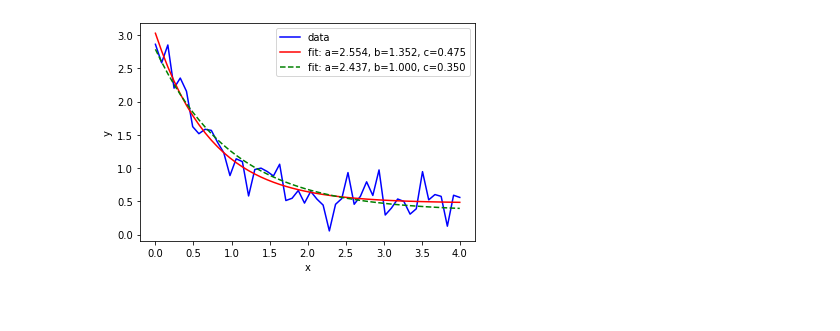
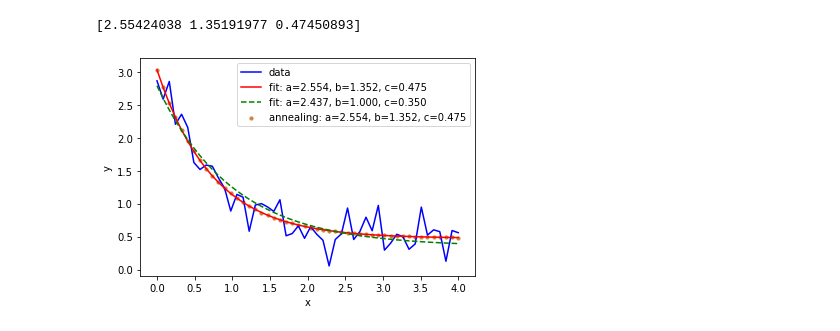
Before and after one commit to dgrin1/inclass_hw9_2020, a Jupyter notebook: fiteg.ipynb, the cells around one changed output. Drawn from its saved outputs; the diff is of its cells as text; code cells hidden in the pictures.

```diff
--- a/fiteg.ipynb
+++ b/fiteg.ipynb
@@ -1,38 +1,55 @@
 # %%
 import matplotlib.pyplot as plt
 from scipy.optimize import curve_fit
+from curve_fit import annealing
 import numpy as np
+#cool color codes
+from matplotlib import colors as mcolors
+
+
+#function properly formatted for scipy
 
 def func(x, a, b, c):
     return a * np.exp(-b * x) + c
+
+def f(x,p):
+    return p[0] * np.exp(-p[1] * x )+ p[2]
 
 #Define the data to be fit with some noise:
 
 xdata = np.linspace(0, 4, 50)
 y = func(xdata, 2.5, 1.3, 0.5)
 np.random.seed(1729)
 y_noise = 0.2 * np.random.normal(size=xdata.size)
 ydata = y + y_noise
 plt.plot(xdata, ydata, 'b-', label='data')
 
 #Fit for the parameters a, b, c of the function func:
 
 
 popt, pcov = curve_fit(func, xdata, ydata)
 popt
 
 plt.plot(xdata, func(xdata, *popt), 'r-',label='fit: a=%5.3f, b=%5.3f, c=%5.3f' % tuple(popt))
 
 #Constrain the optimization to the region of 0 <= a <= 3, 0 <= b <= 1 and 0 <= c <= 0.5:
 
 popt, pcov = curve_fit(func, xdata, ydata, bounds=(0, [3., 1., 0.5]))
 
+
+#Monte Carlo technique
+result = annealing.curve_fit(f, xdata, ydata,bounds=([0,3],[0,3],[0,3]))
+print(result.x)
+
+
 plt.plot(xdata, func(xdata, *popt), 'g--',label='fit: a=%5.3f, b=%5.3f, c=%5.3f' % tuple(popt))
+plt.scatter(xdata, f(xdata, result.x), color='peru',marker="o",s=10,label='annealing: a=%5.3f, b=%5.3f, c=%5.3f' % tuple(result.x))
 
 
 plt.xlabel('x')
 plt.ylabel('y')
 plt.legend()
 plt.show()
 # %% [output]
+[2.55424038 1.35191977 0.47450893]
-[figure, old version]
+[figure, new version]
```
Also changed, not shown: parts of 1 cell of this notebook.
